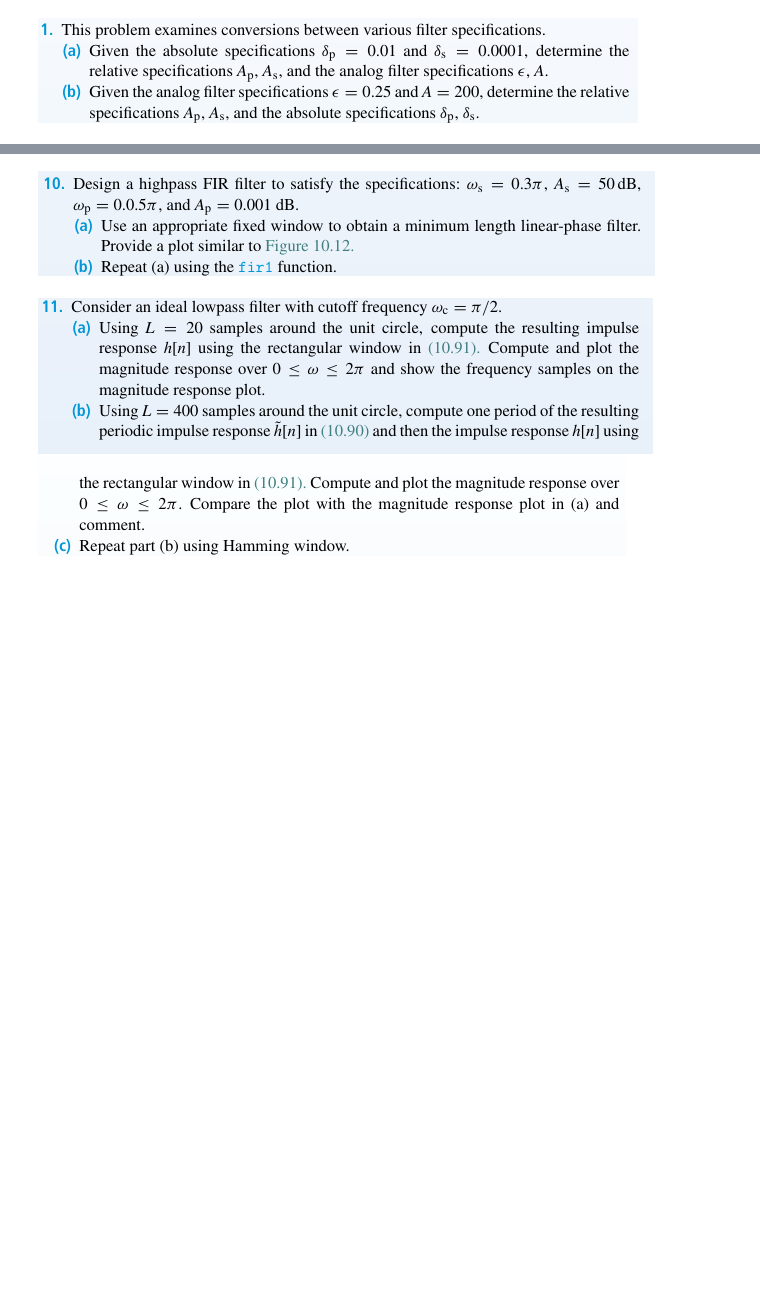
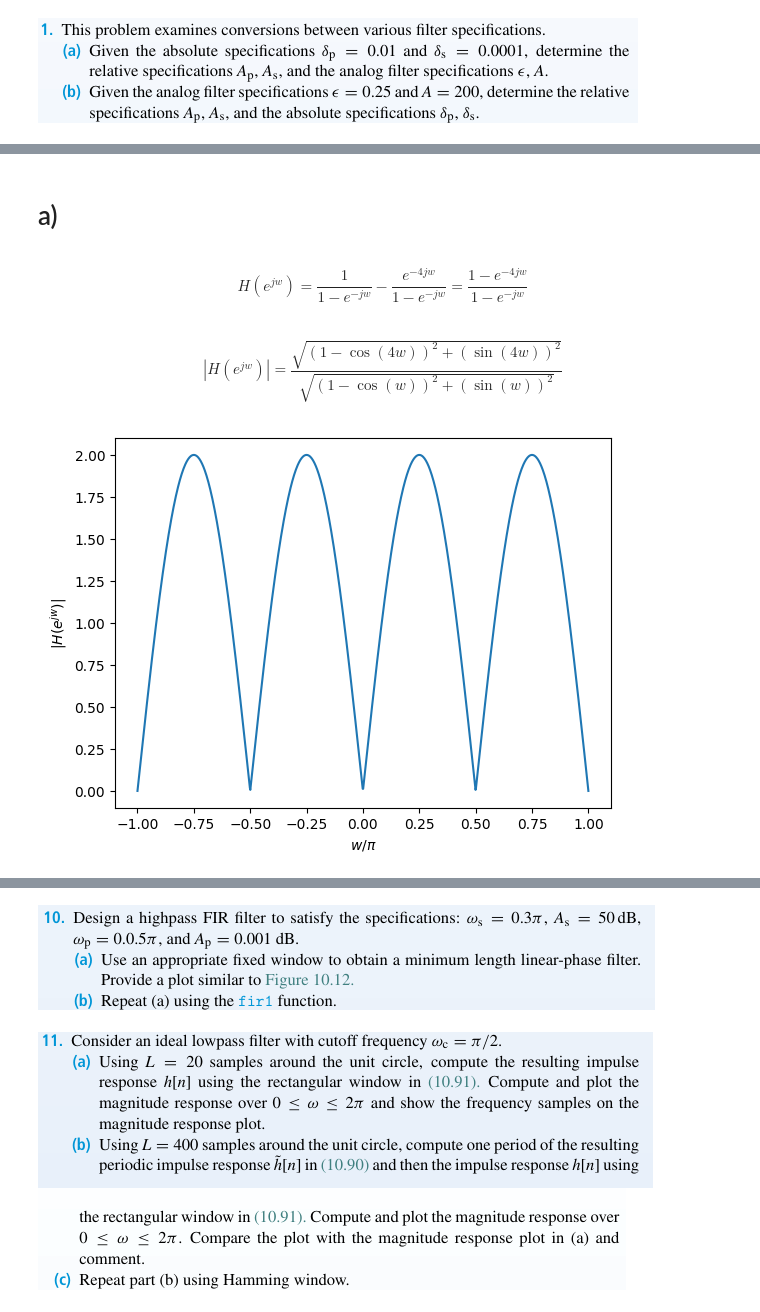
Before and after one commit to Teun0n/DTSP_notes, a Jupyter notebook: kap10.ipynb, the cells around one changed output, grey strips where cells are left out. Cells and saved outputs as stored; diff of their text form; code cells hidden in the pictures; blank space fills up the shorter version.

```diff
--- a/kap10.ipynb
+++ b/kap10.ipynb
@@ -9,0 +128,16 @@ import sympy as sp
+# %% [markdown]
+# a)
+# %% [markdown]
+$$H(e^{jw})=\frac{1}{1-e^{-jw}}-\frac{e^{-4jw}}{1-e^{-jw}}=\frac{1-e^{-4jw}}{1-e^{-jw}}$$
+# %% [markdown]
+$$|H(e^{jw})|=\frac{\sqrt{(1-\cos(4w))^2+(\sin(4w))^2}}{\sqrt{(1-\cos(w))^2+(\sin(w))^2}}$$
+# %%
+def H(omega):
+    return (1-np.exp(-4j*omega))/(-np.exp(-1j*omega))
+o=np.linspace(-np.pi,np.pi,1000)
+plt.plot(o/np.pi,abs(H(o)))
+plt.xlabel("$w/\pi$")
+plt.ylabel("$|H(e^{jw})|$")
+plt.show()
+# %% [output]
+[figure, added]
```
Also changed, not shown: parts of 46 cells of this notebook.
